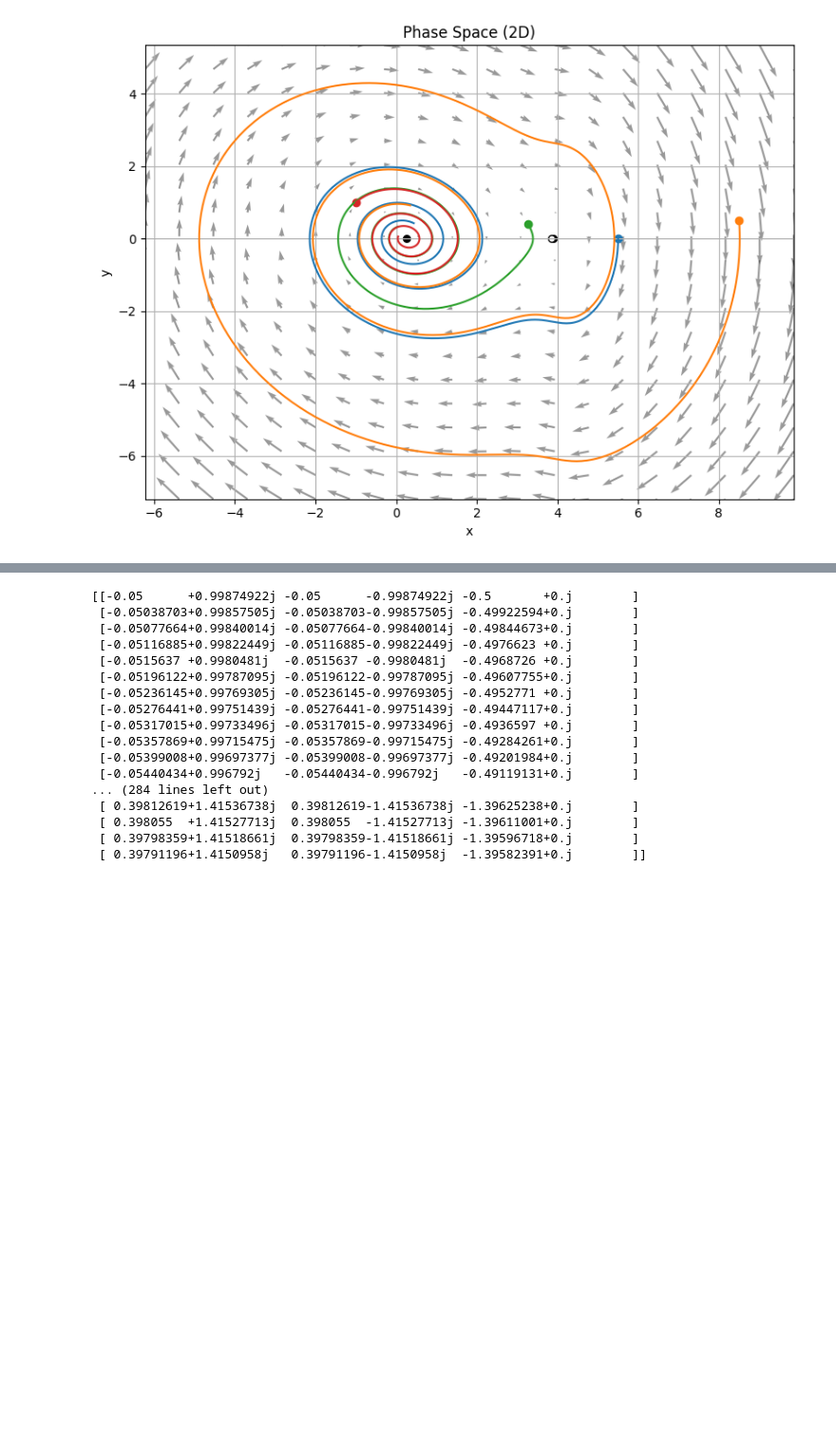
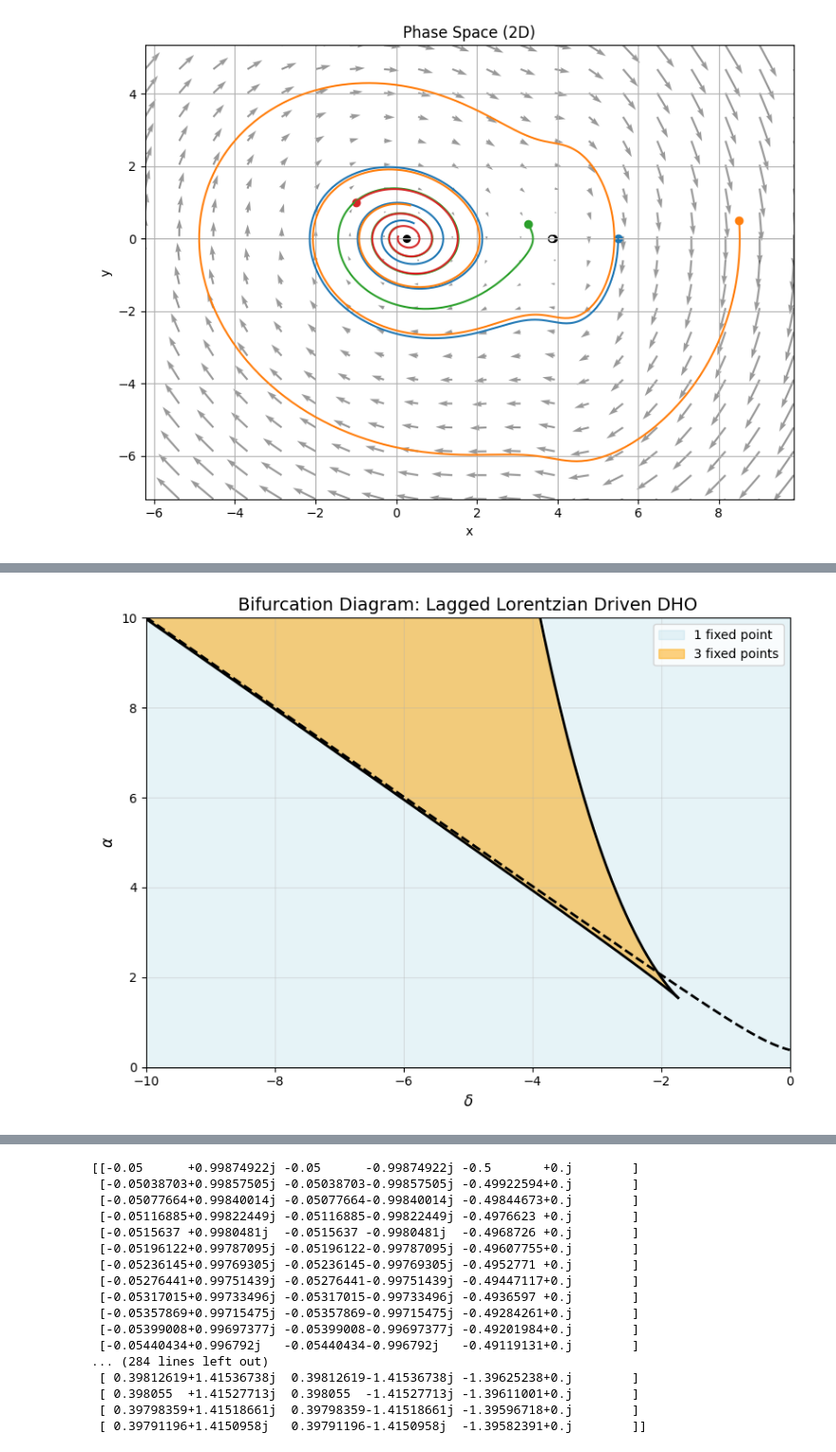
Before and after one commit to LeendertT420/PhD_various, a Jupyter notebook: Superfluid/Biufurcations.ipynb, the cells around one changed output, grey strips where cells are left out. Shown at 95% size. Drawn from its saved outputs; the diff is of its cells as text; code cells hidden in the pictures; blank space fills up the shorter version.

```diff
--- a/Superfluid/Biufurcations.ipynb
+++ b/Superfluid/Biufurcations.ipynb
@@ -373,10 +376,13 @@ solve_and_plot(lagged_driving_DHO, t_span=(0, 20), initial_conditions=initial_co
 # %%
+zeta = 0.3
+tau = 1
+
 # Define delta range
-deltas = np.linspace(-5, 0, 2000)
+deltas = np.linspace(-10, 0, 2000)
 
 # Mask for valid region
-mask = np.abs(deltas) >= np.sqrt(3)
-deltas = deltas[mask]
+#mask = np.abs(deltas) >= np.sqrt(3)
+#deltas = deltas[mask]
 
 # Boundaries
 def lower_boundary(d):
@@ -388,12 +394,14 @@ def upper_boundary(d):
     return  2/27 * (s + 2*d)**2 * (s - d)
 
 def lasing_threshold(d, z, t):
-    q = -4*t*z**2 - 4*z - 1/t
-    return (-d*(q+2)+np.sqrt((d**2+1)*(q+3)*(2*t*z+1)**2/t + d**2*(q+2)**2)) / (d+3)
+    B = z*(2*z*t+t+1/t)
+    x = ( (1-2*B)*d-np.sqrt(d**2-4*B*(B-1)) )/ (2*B-2)
+    a = x/t*((x+d)**2+1)
+    return a
 
 lower = lower_boundary(deltas)
 upper = upper_boundary(deltas)
-lasing_threshold = lasing_threshold(deltas, 0.5, 1)
+lasing = lasing_threshold(deltas, 0.05, 1)
 
 # Set plot limits (controls shading extent!)
 alpha_min, alpha_max = 0, 10
@@ -401,33 +409,35 @@ alpha_min, alpha_max = 0, 10
 plt.figure(figsize=(8,6))
 
 # Shade EVERYTHING light blue first
 plt.fill_between(deltas, alpha_min, alpha_max, color='lightblue', alpha=0.3,
                  label='1 fixed point')
 
 # Overlay bistable region
 plt.fill_between(deltas, lower, upper, color='orange', alpha=0.5,
                  label='3 fixed points')
 
 # Plot boundaries on top
 plt.plot(deltas, lower, 'k', linewidth=2)
 plt.plot(deltas, upper, 'k', linewidth=2)
-plt.plot(deltas, lasing_threshold, 'k', linewidth=2, linestyle='--')
+plt.plot(deltas, lasing, 'k', linewidth=2, linestyle='--')
 
 
 # Labels
 plt.xlabel(r'$\delta$', fontsize=12)
-plt.ylabel(r'$\alpha\tau$', fontsize=12)
+plt.ylabel(r'$\alpha$', fontsize=12)
 plt.title('Bifurcation Diagram: Lagged Lorentzian Driven DHO', fontsize=14)
 
 # Limits
-plt.xlim(deltas.min(), deltas.max())
+plt.xlim(deltas.min(), 0)
 plt.ylim(alpha_min, alpha_max)
 
 # Legend
 plt.legend()
 
 # Grid
 plt.grid(alpha=0.3)
 
 plt.tight_layout()
 plt.show()
+# %% [output]
+[figure, added]
```
Also changed, not shown: parts of 5 cells of this notebook, 6 other files.
